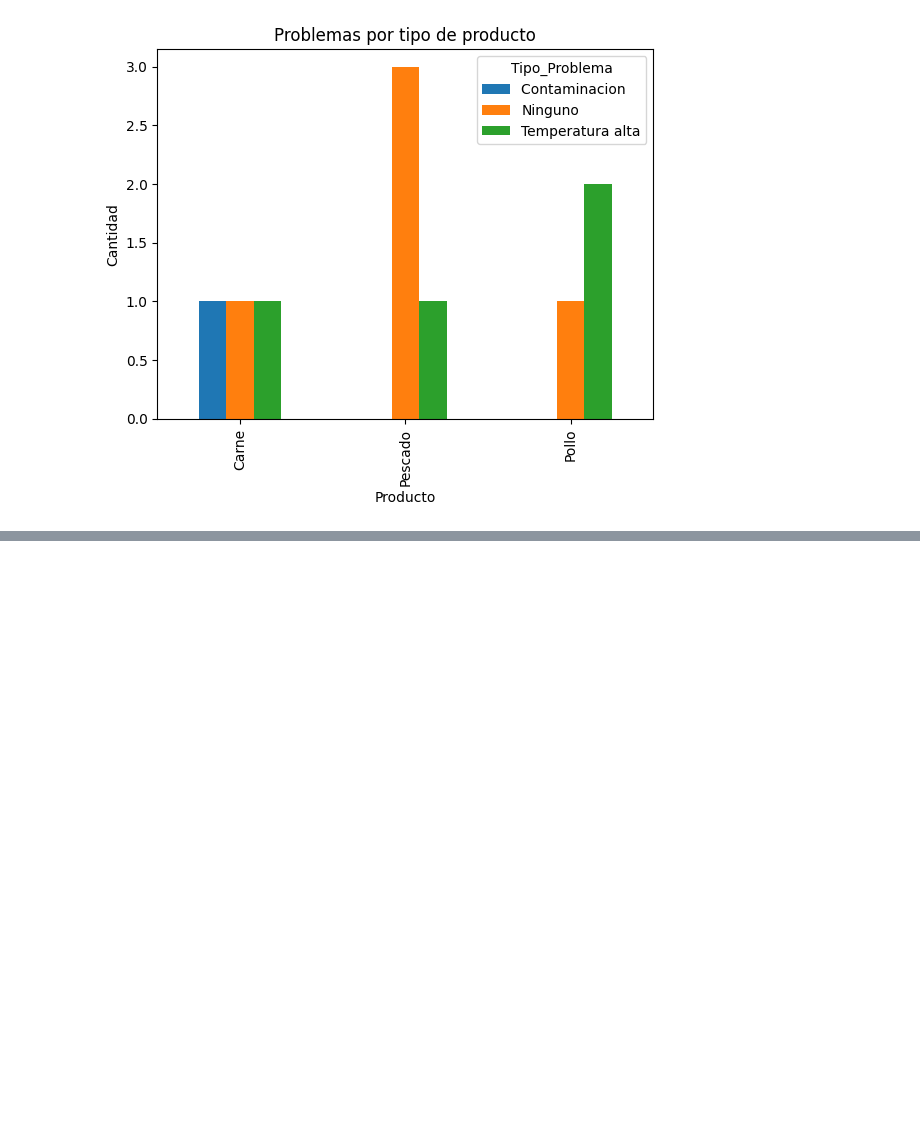
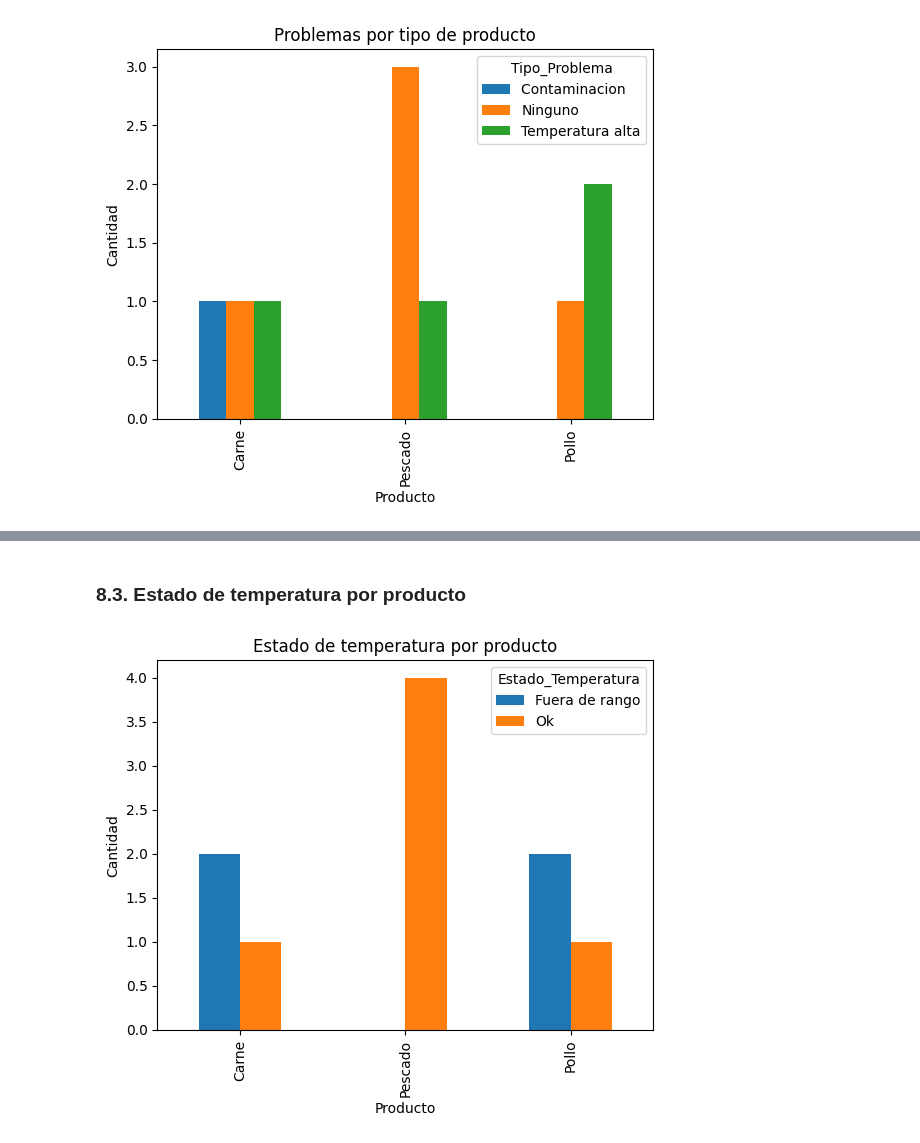
Before and after one commit to maely18bp-code/analisis-calidad-alimientos, a Jupyter notebook: Analisis.ipynb, the cells around one changed output, grey strips where cells are left out. Drawn from its saved outputs; the diff is of its cells as text; code cells hidden in the pictures; blank space fills up the shorter version.

```diff
--- a/Analisis.ipynb
+++ b/Analisis.ipynb
@@ -42,0 +254,10 @@ plt.show()
+# %% [markdown]
+### 8.3. Estado de temperatura por producto
+# %%
+pd.crosstab(df["Producto"], df["Estado_Temperatura"]).plot(kind="bar")
+plt.title("Estado de temperatura por producto")
+plt.xlabel("Producto")
+plt.ylabel("Cantidad")
+plt.show()
+# %% [output]
+[figure, added]
```
Also changed, not shown: parts of 39 cells of this notebook.
